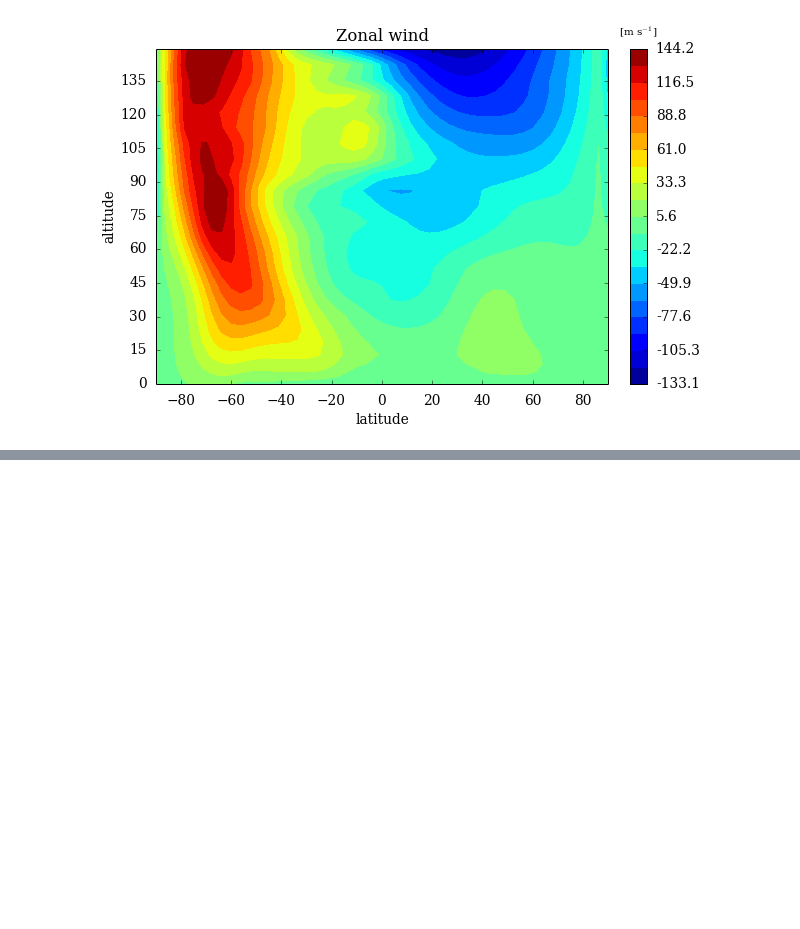
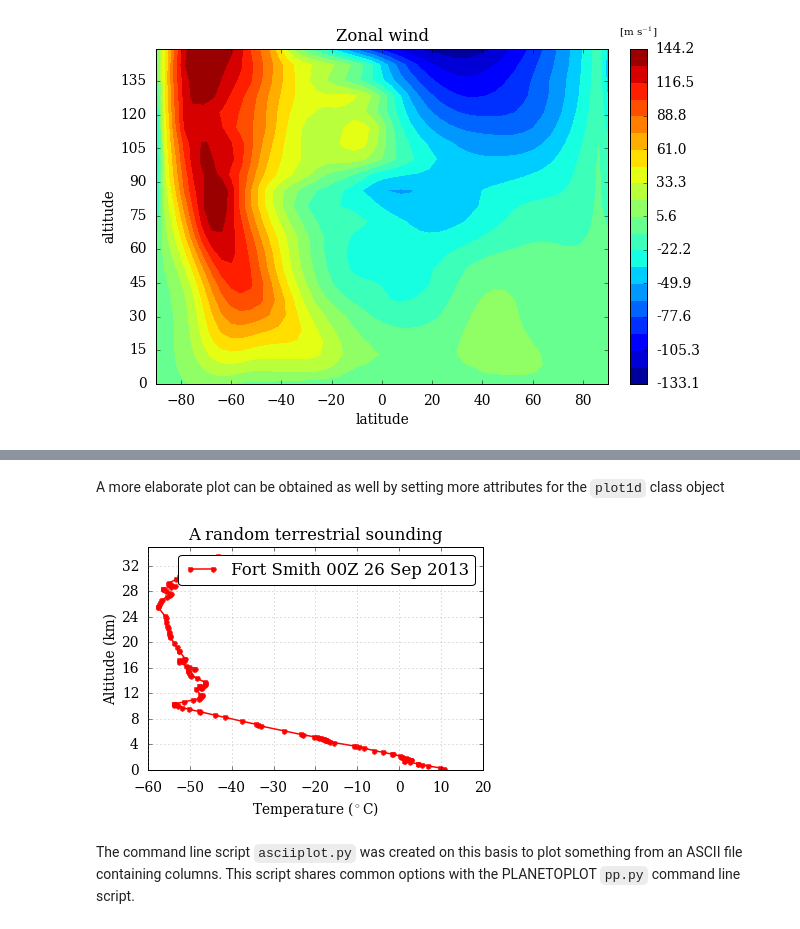
Before and after one commit to aymeric-spiga/planetoplot, a Jupyter notebook: planetoplot_tutorial.ipynb, the cells around one changed output, grey strips where cells are left out. Drawn from its saved outputs; the diff is of its cells as text; code cells hidden in the pictures; blank space fills up the shorter version.

```diff
--- a/planetoplot_tutorial.ipynb
+++ b/planetoplot_tutorial.ipynb
@@ -124,0 +281,19 @@ pp object. "help(pp)" for more information
+# %% [markdown]
+A more elaborate plot can be obtained as well by setting more attributes for the `plot1d` class object
+# %%
+sd = ppplot.plot1d()
+sd.f = z_alt
+sd.x = temp
+sd.linestyle = '-'
+sd.marker = '.'
+sd.color = 'r'
+sd.ycoeff = 1.e-3
+sd.title = "A random terrestrial sounding"
+sd.legend = "Fort Smith 00Z 26 Sep 2013"
+sd.xlabel = "Temperature ($^{\circ}$C)"
+sd.ylabel = "Altitude (km)"
+sd.makeshow()
+# %% [output]
+[figure, added]
+# %% [markdown]
+The command line script `asciiplot.py` was created on this basis to plot something from an ASCII file containing columns. This script shares common options with the PLANETOPLOT `pp.py` command line script.
```
Also changed, not shown: parts of 65 cells of this notebook.
